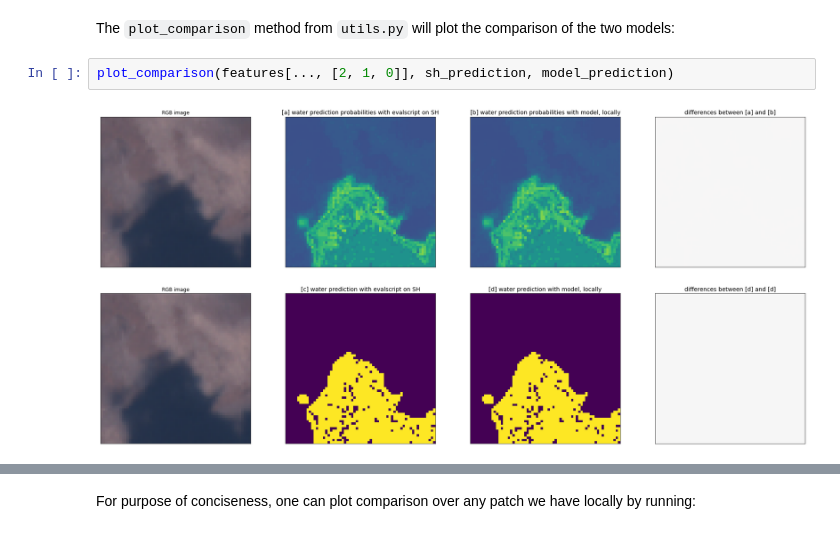
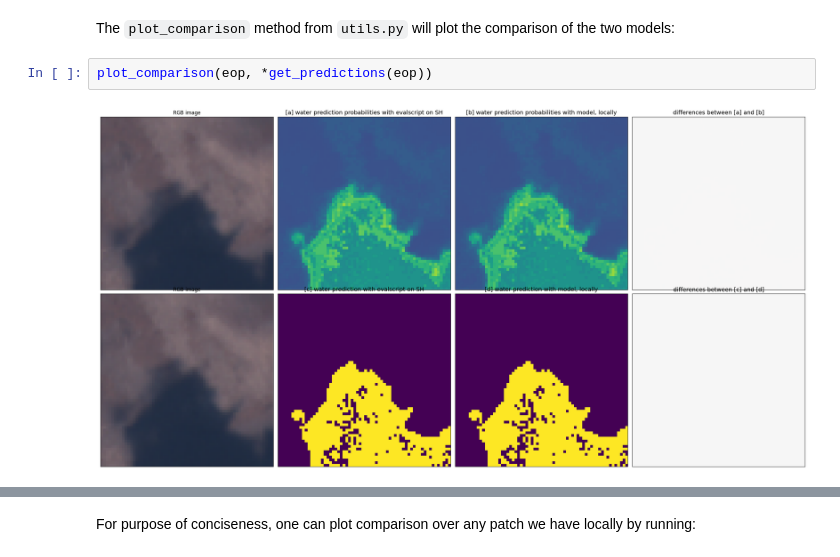
Before and after one commit to sentinel-hub/eo-learn-examples, a Jupyter notebook: custom-script/machine-learning-evalscript.ipynb, the cells around one changed output, grey strips where cells are left out. Cells and saved outputs as stored; diff of their text form.

```diff
--- a/custom-script/machine-learning-evalscript.ipynb
+++ b/custom-script/machine-learning-evalscript.ipynb
@@ -483,7 +436,7 @@ model_prediction = model.predict_proba(features.reshape(height * width, nfeats))
 # %% [markdown]
 The `plot_comparison` method from `utils.py` will plot the comparison of the two models:
-# %%
-plot_comparison(features[..., [2, 1, 0]], sh_prediction, model_prediction)
-# %% [output]
-[figure, removed]
+# %%
+plot_comparison(eop, *get_predictions(eop))
+# %% [output]
+[figure, added]
 # %% [markdown]
```
Also changed, not shown: parts of 26 cells of this notebook, 1 other file.
